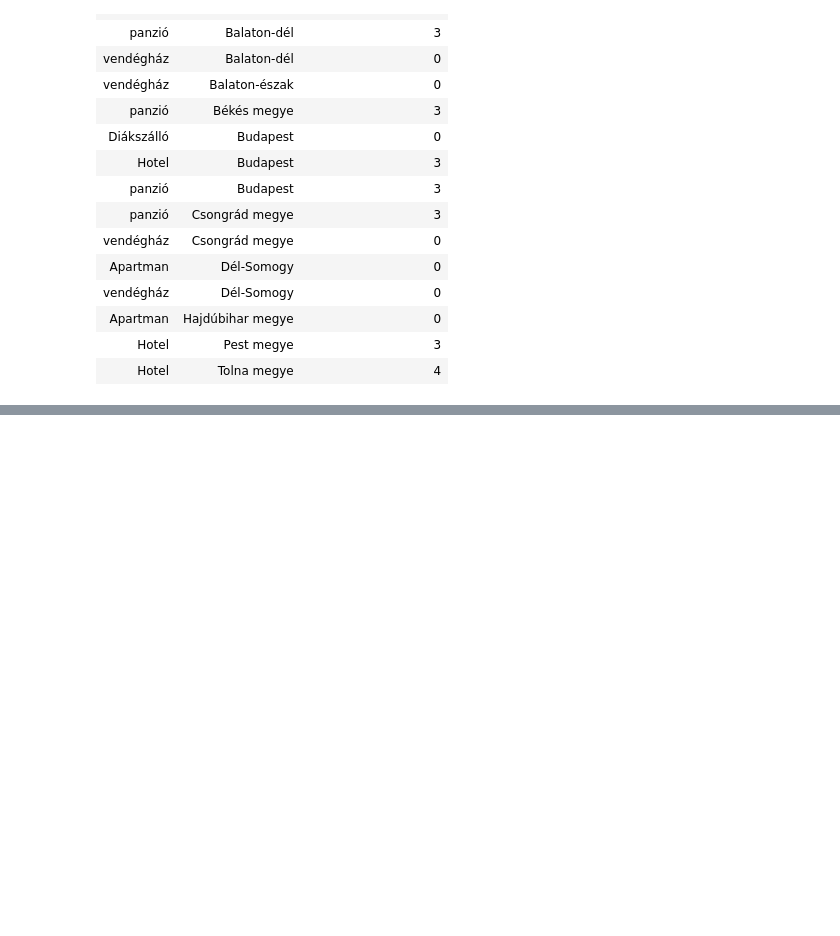
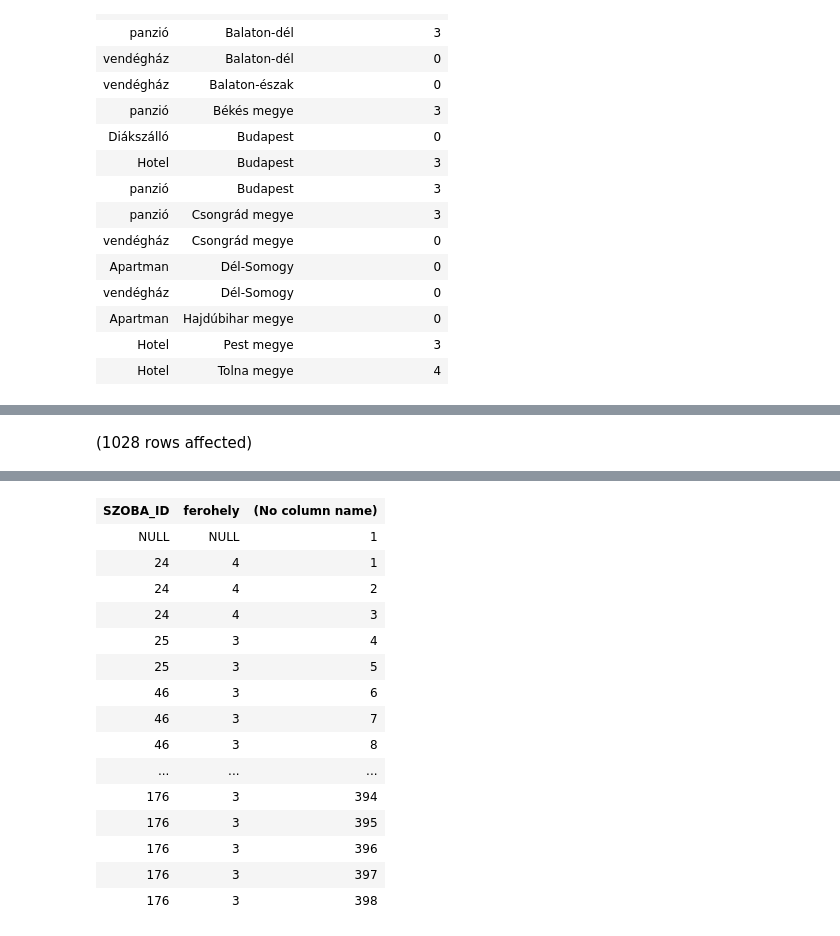
Before and after one commit to zsofikozma/adatbazisok, a Jupyter notebook: zh2.ipynb, the cells around one changed output, grey strips where cells are left out. Cells and saved outputs as stored; diff of their text form; code cells hidden in the pictures; blank space fills up the shorter version.

```diff
--- a/zh2.ipynb
+++ b/zh2.ipynb
@@ -31,0 +39,9 @@ Total execution time: 00:00:00.008
+# %%
+SELECT sz.SZOBA_ID,
+       sz.ferohely,
+       ROW_NUMBER() OVER (PARTITION BY COUNT(f.FOGLALAS_PK) ORDER BY sz.ferohely DESC)
+From Vendeg v LEFT JOIN Foglalas f ON v.USERNEV = f.UGYFEL_FK
+    LEFT JOIN Szoba sz ON f.SZOBA_FK = sz.SZOBA_ID
+    LEFT JOIN Szallashely szh ON sz.SZALLAS_FK = szh.SZALLAS_ID
+GROUP BY f.FOGLALAS_PK, sz.FEROHELY, sz.SZOBA_ID
+# %% [output]
@@ -31,0 +49 @@ Total execution time: 00:00:00.008
+(1028 rows affected)
@@ -31,0 +51,16 @@ Total execution time: 00:00:00.008
+| SZOBA_ID | ferohely | (No column name) |
+| NULL | NULL | 1 |
+| 24 | 4 | 1 |
+| 24 | 4 | 2 |
+| 24 | 4 | 3 |
+| 25 | 3 | 4 |
+| 25 | 3 | 5 |
+| 46 | 3 | 6 |
+| 46 | 3 | 7 |
+| 46 | 3 | 8 |
+| ... | ... | ... |
+| 176 | 3 | 394 |
+| 176 | 3 | 395 |
+| 176 | 3 | 396 |
+| 176 | 3 | 397 |
+| 176 | 3 | 398 |
```
Also changed, not shown: parts of 2 cells of this notebook.
